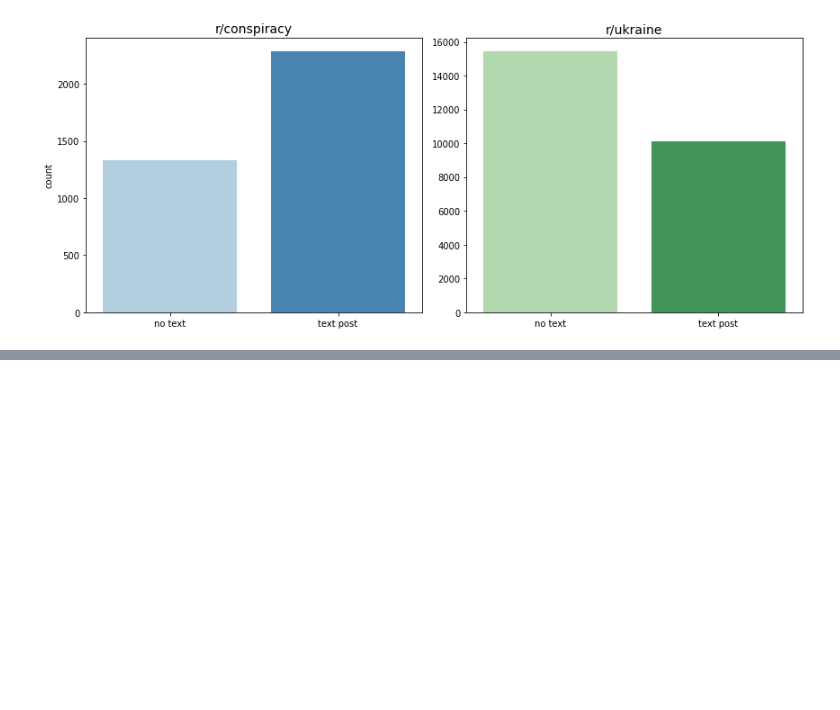
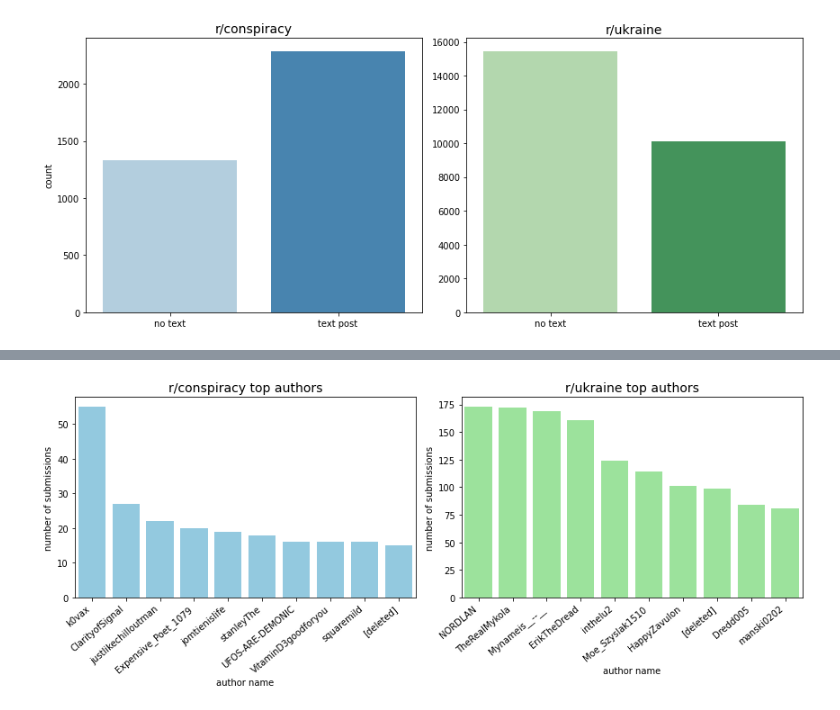
Before and after one commit to irenestrauss/nlp_on_conspiracy_theories, a Jupyter notebook: code/stats.ipynb, the cells around one changed output, grey strips where cells are left out. Drawn from its saved outputs; the diff is of its cells as text; code cells hidden in the pictures; blank space fills up the shorter version.

```diff
--- a/code/stats.ipynb
+++ b/code/stats.ipynb
@@ -279,0 +294,23 @@ def calculateIQR(dataframe, column):
+# %%
+top_authors_u = df_u_authors.nlargest(10, 'size')
+top_authors_c = df_c_authors.nlargest(10, 'size')
+
+fig, ax = plt.subplots(1, 2, figsize=(12,5))
+ax = ax.ravel()
+
+sns.barplot(data=top_authors_c, x='author_x', y='size', ax = ax[0], color='skyblue')
+ax[0].set_title('r/conspiracy top authors', fontsize=14)
+ax[0].set_xlabel("author name")
+ax[0].set_xticklabels(top_authors_c.author_x, rotation=40, ha='right')
+ax[0].set(ylabel='number of submissions')
+
+sns.barplot(data=top_authors_u, x='author_x', y='size', ax = ax[1], color='lightgreen')
+ax[1].set_title('r/ukraine top authors', fontsize=14)
+ax[1].set_xlabel("author name")
+ax[1].set_xticklabels(top_authors_u.author_x, rotation=40, ha='right')
+ax[1].set(ylabel='number of submissions')
+
+plt.tight_layout()
+plt.savefig("./images/top_authors.png")
+# %% [output]
+[figure, added]
```
Also changed, not shown: parts of 5 cells of this notebook, 1 other file.
